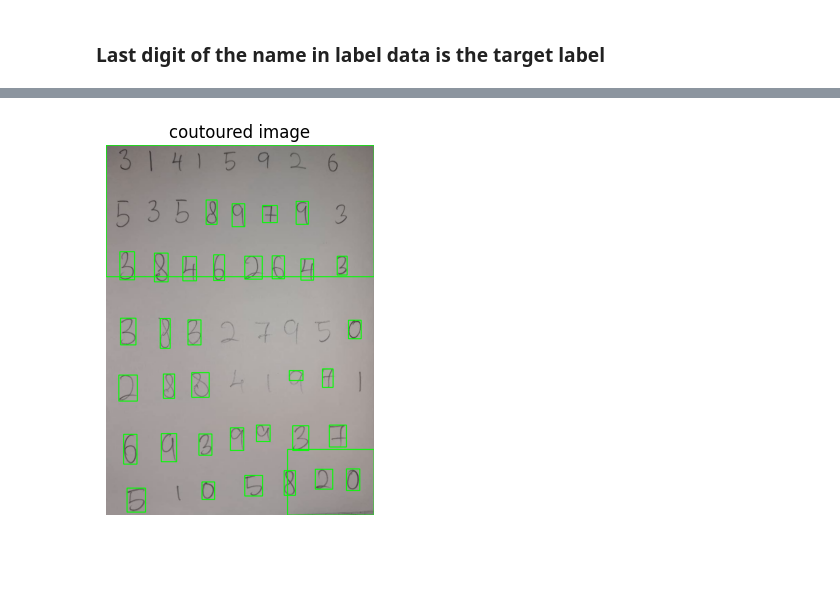
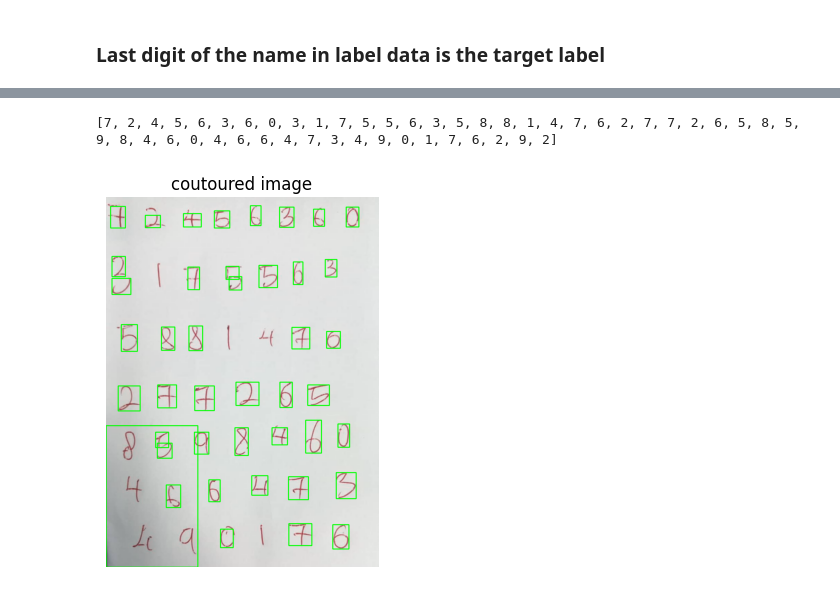
Before and after one commit to taimoon/handwritten-digits-recognition, a Jupyter notebook: labelling.ipynb, the cells around one changed output, grey strips where cells are left out. Drawn from its saved outputs; the diff is of its cells as text; code cells hidden in the pictures; blank space fills up the shorter version.

```diff
--- a/labelling.ipynb
+++ b/labelling.ipynb
@@ -8,13 +26,18 @@ print(len(os.listdir('data')))
+# %%
+from random import randint
+print([randint(0,9) for _ in range(50)])
+# %% [output]
+[7, 2, 4, 5, 6, 3, 6, 0, 3, 1, 7, 5, 5, 6, 3, 5, 8, 8, 1, 4, 7, 6, 2, 7, 7, 2, 6, 5, 8, 5, 9, 8, 4, 6, 0, 4, 6, 6, 4, 7, 3, 4, 9, 0, 1, 7, 6, 2, 9, 2]
 # %%
 from utils import *
 import cv2
 rel_dir = 'raw image'
-filename = 'wa3.jpeg'
+filename = 'wa8.jpeg'
 
 img = cv2.imread(f'{rel_dir}/{filename}')
 digits = crop_number(img.copy(), True)
 # %% [output]
-[figure, old version]
+[figure, new version]
 # %%
 remaining_digits, labels = manual_label(digits)
 # %% [output]
```
Also changed, not shown: parts of 3 cells of this notebook, 42 other files.
